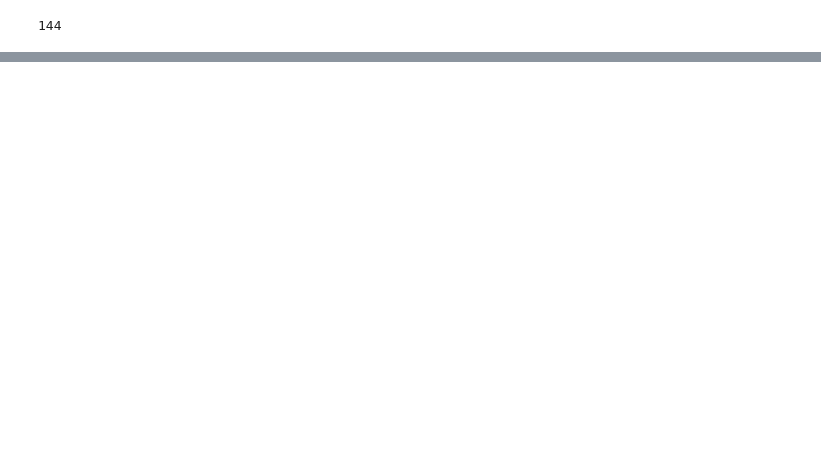
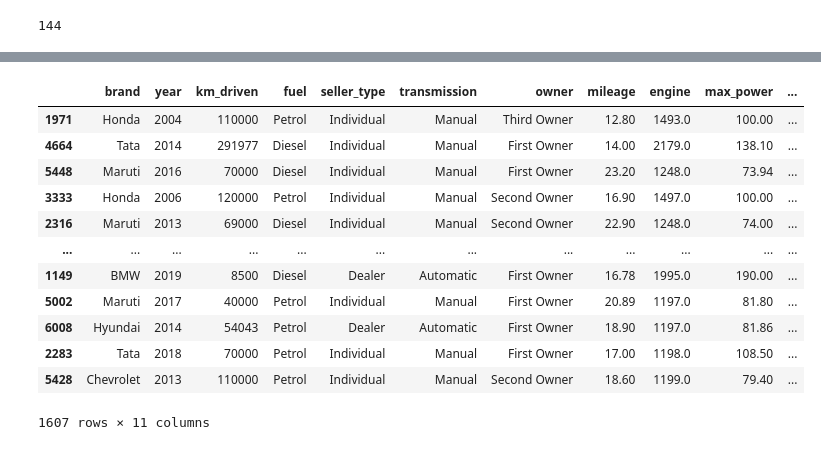
Before and after one commit to Phyke/AT82.03-ML-Car-Price-Prediction, a Jupyter notebook: Prombot_st125923_A2.ipynb, the cells around one changed output, grey strips where cells are left out. Saved outputs shown, nothing was run; the diff lists cells and outputs as text; code cells hidden in the pictures; blank space fills up the shorter version.

```diff
--- a/Prombot_st125923_A2.ipynb
+++ b/Prombot_st125923_A2.ipynb
@@ -342,10 +402,3 @@ X_train = df_train.drop(columns=["selling_price"])
 X_test = df_test.drop(columns=["selling_price"])
 y_train = df_train["selling_price"]
 y_test = df_test["selling_price"]
-preprocessor = get_preprocessor()
-X_train = preprocessor.fit_transform(X_train)
-X_test = preprocessor.transform(X_test)
-y_train = y_train.to_numpy()
-y_test = y_test.to_numpy()
-y_train_log = np.log(y_train)
-y_test_log = np.log(y_test)
@@ -520,4 +587,20 @@ loaded_model = mlflow.sklearn.load_model(
 )
+# %%
+X_test
+# %% [output]
+|  | brand | year | km_driven | fuel | seller_type | transmission | owner | mileage | engine | max_power | ... |
+| 1971 | Honda | 2004 | 110000 | Petrol | Individual | Manual | Third Owner | 12.80 | 1493.0 | 100.00 | ... |
+| 4664 | Tata | 2014 | 291977 | Diesel | Individual | Manual | First Owner | 14.00 | 2179.0 | 138.10 | ... |
+| 5448 | Maruti | 2016 | 70000 | Diesel | Individual | Manual | First Owner | 23.20 | 1248.0 | 73.94 | ... |
+| 3333 | Honda | 2006 | 120000 | Petrol | Individual | Manual | Second Owner | 16.90 | 1497.0 | 100.00 | ... |
+| 2316 | Maruti | 2013 | 69000 | Diesel | Individual | Manual | Second Owner | 22.90 | 1248.0 | 74.00 | ... |
+| ... | ... | ... | ... | ... | ... | ... | ... | ... | ... | ... | ... |
+| 1149 | BMW | 2019 | 8500 | Diesel | Dealer | Automatic | First Owner | 16.78 | 1995.0 | 190.00 | ... |
+| 5002 | Maruti | 2017 | 40000 | Petrol | Individual | Manual | First Owner | 20.89 | 1197.0 | 81.80 | ... |
+| 6008 | Hyundai | 2014 | 54043 | Petrol | Dealer | Automatic | First Owner | 18.90 | 1197.0 | 81.86 | ... |
+| 2283 | Tata | 2018 | 70000 | Petrol | Individual | Manual | First Owner | 17.00 | 1198.0 | 108.50 | ... |
+| 5428 | Chevrolet | 2013 | 110000 | Petrol | Individual | Manual | Second Owner | 18.60 | 1199.0 | 79.40 | ... |
+1607 rows × 11 columns
 # %%
 loaded_model.predict(X_test)
 # %% [output]
```
Also changed, not shown: parts of 22 cells of this notebook, 6 other files.
